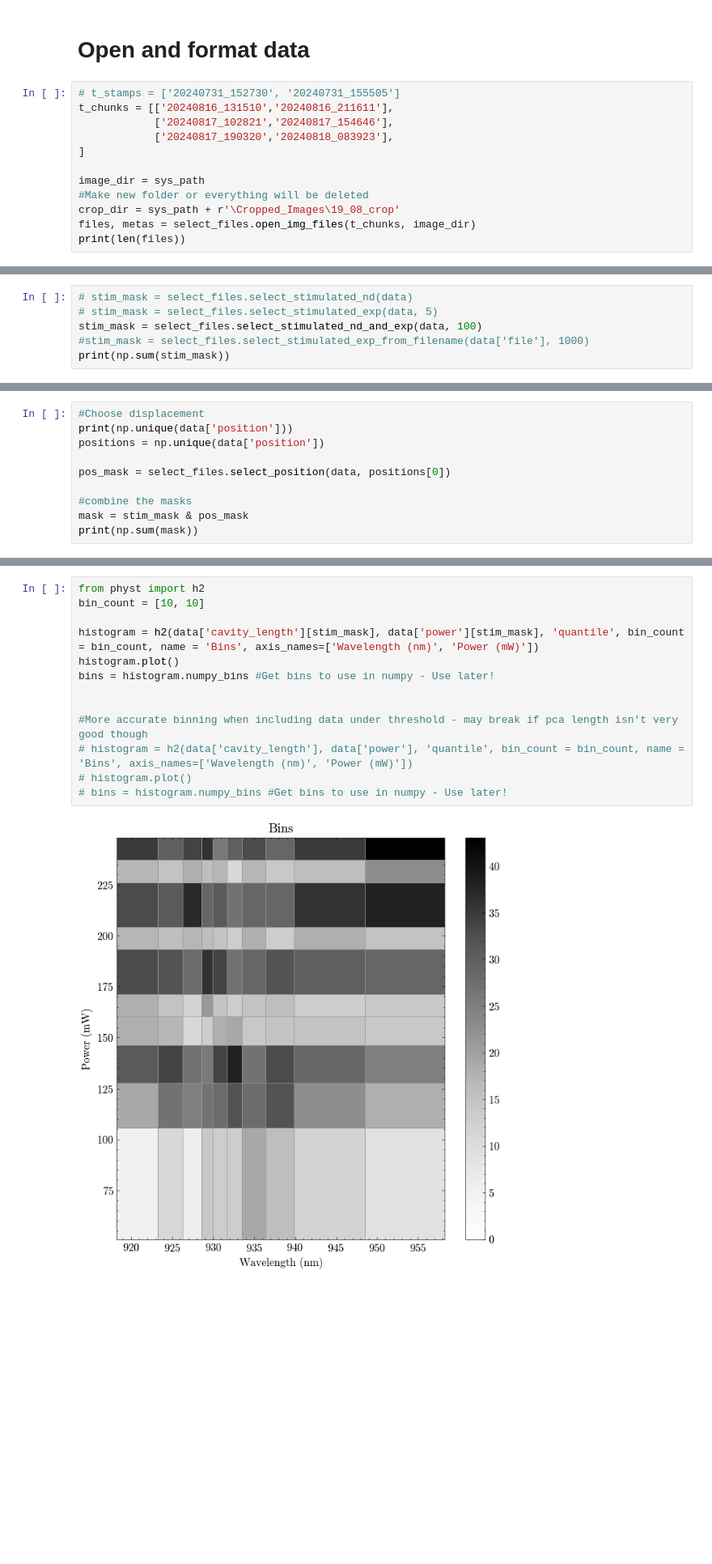
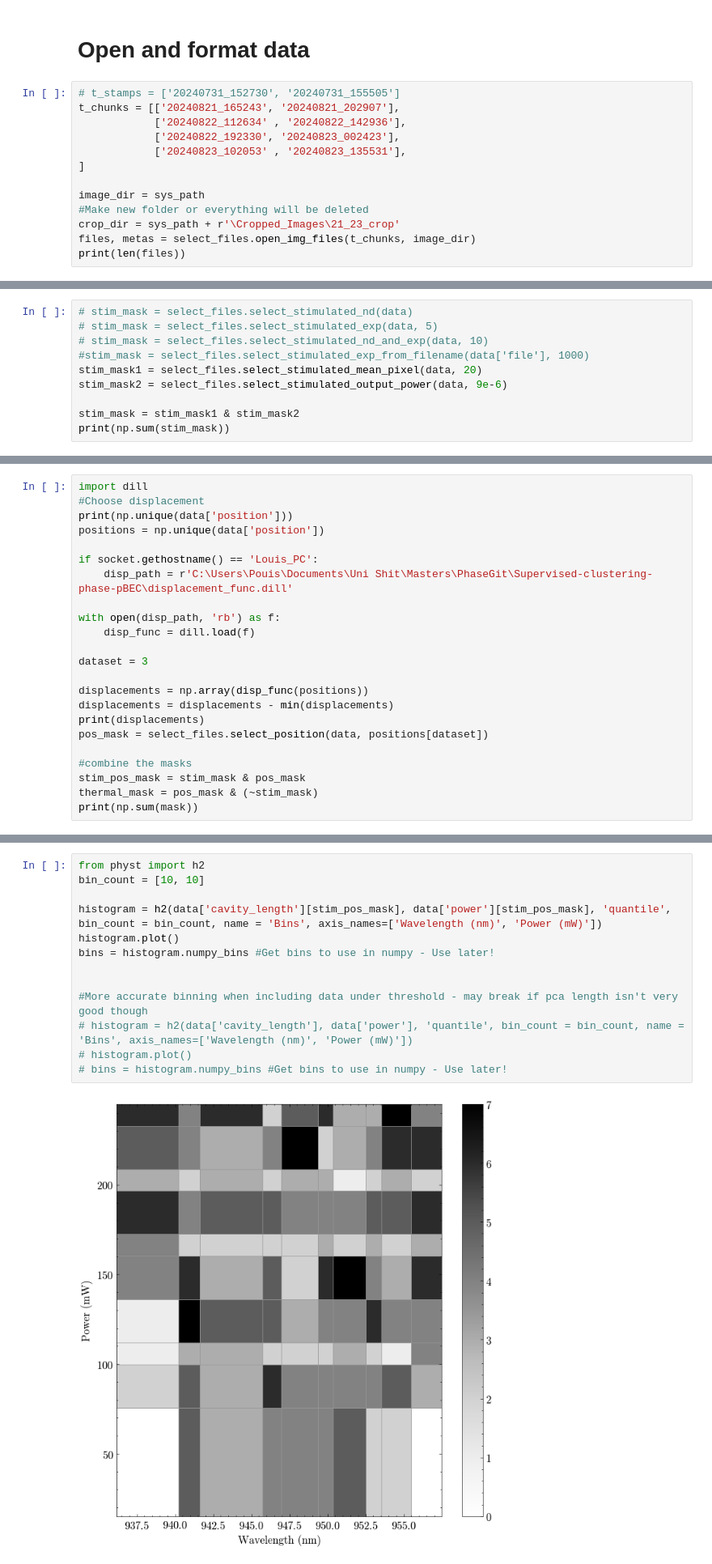
Before and after one commit to phbecimperial/Supervised-clustering-phase-pBEC, a Jupyter notebook: MultiMode Analysis/Phase_diagram_notebook.ipynb, the cells around one changed output, grey strips where cells are left out. Shown at 81% size. Saved outputs shown, nothing was run; the diff lists cells and outputs as text; blank space fills up the shorter version.

```diff
--- a/MultiMode Analysis/Phase_diagram_notebook.ipynb
+++ b/MultiMode Analysis/Phase_diagram_notebook.ipynb
@@ -49,14 +49,15 @@ else:
 # Open and format data
 # %%
 # t_stamps = ['20240731_152730', '20240731_155505']
-t_chunks = [['20240816_131510','20240816_211611'],
-            ['20240817_102821','20240817_154646'],
-            ['20240817_190320','20240818_083923'],
+t_chunks = [['20240821_165243', '20240821_202907'],
+            ['20240822_112634' , '20240822_142936'],
+            ['20240822_192330', '20240823_002423'],
+            ['20240823_102053' , '20240823_135531'],
 ]
 
 image_dir = sys_path
 #Make new folder or everything will be deleted
-crop_dir = sys_path + r'\Cropped_Images\19_08_crop'
+crop_dir = sys_path + r'\Cropped_Images\21_23_crop'
 files, metas = select_files.open_img_files(t_chunks, image_dir)
 print(len(files))
 # %%
@@ -86,7 +75,11 @@ Various methods to select. Recommend stimulated_exp. Choose a maximum camera exp
 # %%
 # stim_mask = select_files.select_stimulated_nd(data)
 # stim_mask = select_files.select_stimulated_exp(data, 5)
-stim_mask = select_files.select_stimulated_nd_and_exp(data, 100)
+# stim_mask = select_files.select_stimulated_nd_and_exp(data, 10)
 #stim_mask = select_files.select_stimulated_exp_from_filename(data['file'], 1000)
+stim_mask1 = select_files.select_stimulated_mean_pixel(data, 20)
+stim_mask2 = select_files.select_stimulated_output_power(data, 9e-6)
+
+stim_mask = stim_mask1 & stim_mask2
 print(np.sum(stim_mask))
 # %% [output]
@@ -153,13 +149,26 @@ plt.show()
 
 (Only use if applicable)
 # %%
+import dill
 #Choose displacement
 print(np.unique(data['position']))
 positions = np.unique(data['position'])
 
-pos_mask = select_files.select_position(data, positions[0])
+if socket.gethostname() == 'Louis_PC':
+    disp_path = r'C:\Users\Pouis\Documents\Uni Shit\Masters\PhaseGit\Supervised-clustering-phase-pBEC\displacement_func.dill'
+
+with open(disp_path, 'rb') as f:
+    disp_func = dill.load(f)
+
+dataset = 3
+
+displacements = np.array(disp_func(positions))
+displacements = displacements - min(displacements)
+print(displacements)
+pos_mask = select_files.select_position(data, positions[dataset])
 
 #combine the masks
-mask = stim_mask & pos_mask
+stim_pos_mask = stim_mask & pos_mask
+thermal_mask = pos_mask & (~stim_mask)
 print(np.sum(mask))
 # %% [output]
@@ -221,18 +230,18 @@ Use this to test out the best bin count. This uses the physt module, and tries t
 # %%
 from physt import h2
 bin_count = [10, 10]
 
-histogram = h2(data['cavity_length'][stim_mask], data['power'][stim_mask], 'quantile', bin_count = bin_count, name = 'Bins', axis_names=['Wavelength (nm)', 'Power (mW)'])
+histogram = h2(data['cavity_length'][stim_pos_mask], data['power'][stim_pos_mask], 'quantile', bin_count = bin_count, name = 'Bins', axis_names=['Wavelength (nm)', 'Power (mW)'])
 histogram.plot()
 bins = histogram.numpy_bins #Get bins to use in numpy - Use later!
 
 
 #More accurate binning when including data under threshold - may break if pca length isn't very good though
 # histogram = h2(data['cavity_length'], data['power'], 'quantile', bin_count = bin_count, name = 'Bins', axis_names=['Wavelength (nm)', 'Power (mW)'])
 # histogram.plot()
 # bins = histogram.numpy_bins #Get bins to use in numpy - Use later!
 # %% [output]
-[figure, old version]
+[figure, new version]
 # %% [markdown]
 # Basic Clustering
 # %% [markdown]
```
Also changed, not shown: parts of 28 cells of this notebook, 6 other files.
